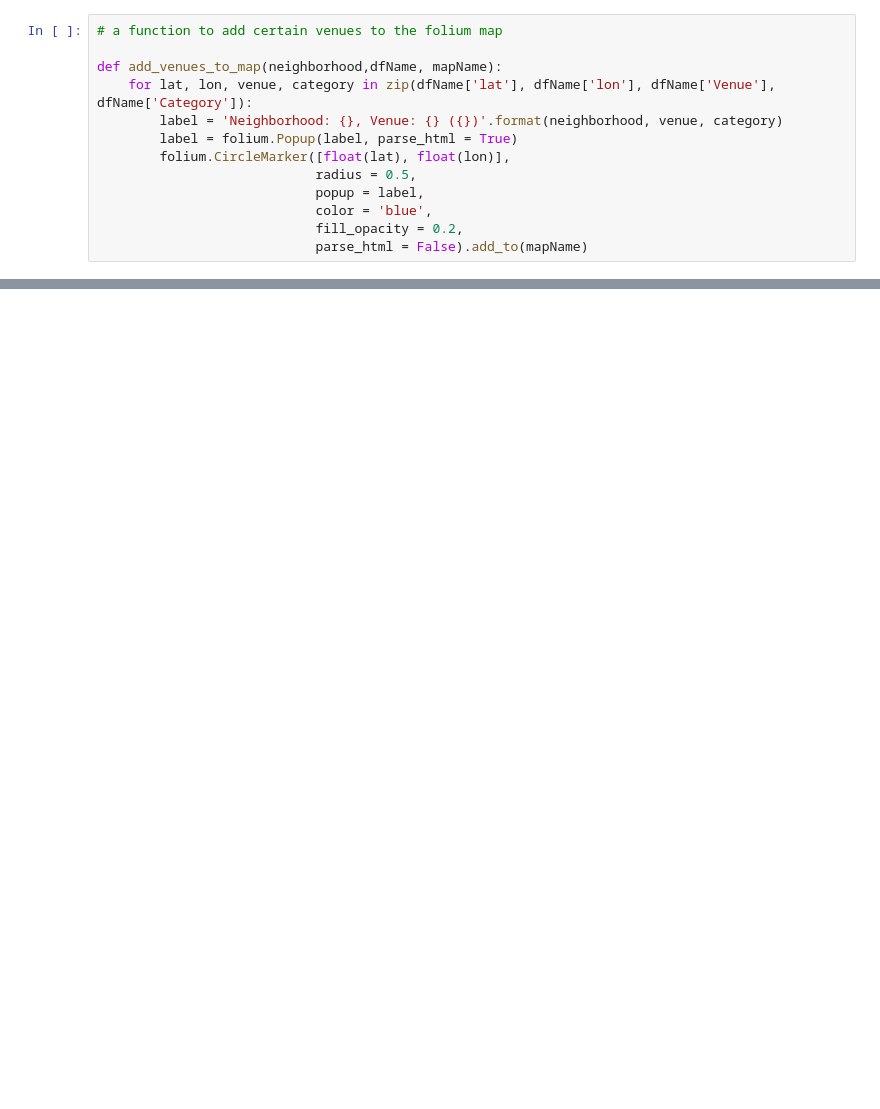
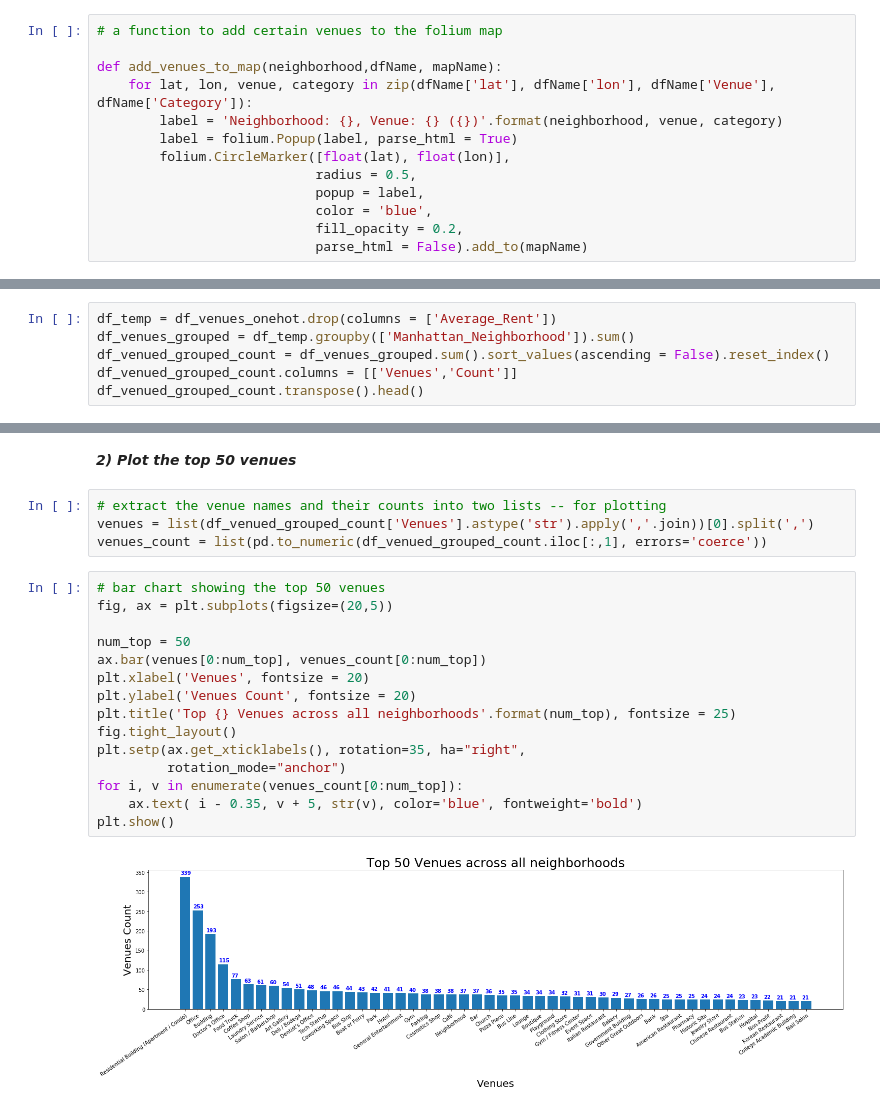
Before and after one commit to EstellaYu/Coursera_Capstone, a Jupyter notebook: Analysis__Explore_New_York_Apartment_Price_and_Neighborhood_Data.ipynb, the cells around one changed output, grey strips where cells are left out. Cells and saved outputs as stored; diff of their text form; blank space fills up the shorter version.

```diff
--- a/Analysis__Explore_New_York_Apartment_Price_and_Neighborhood_Data.ipynb
+++ b/Analysis__Explore_New_York_Apartment_Price_and_Neighborhood_Data.ipynb
@@ -294,0 +394,6 @@ manhattan_map
+# %%
+df_temp = df_venues_onehot.drop(columns = ['Average_Rent'])
+df_venues_grouped = df_temp.groupby(['Manhattan_Neighborhood']).sum()
+df_venued_grouped_count = df_venues_grouped.sum().sort_values(ascending = False).reset_index()
+df_venued_grouped_count.columns = [['Venues','Count']]
+df_venued_grouped_count.transpose().head()
@@ -294,0 +405,23 @@ manhattan_map
+# %% [markdown]
+__*2) Plot the top 50 venues*__
+# %%
+# extract the venue names and their counts into two lists -- for plotting
+venues = list(df_venued_grouped_count['Venues'].astype('str').apply(','.join))[0].split(',')
+venues_count = list(pd.to_numeric(df_venued_grouped_count.iloc[:,1], errors='coerce'))
+# %%
+# bar chart showing the top 50 venues
+fig, ax = plt.subplots(figsize=(20,5))
+
+num_top = 50
+ax.bar(venues[0:num_top], venues_count[0:num_top])
+plt.xlabel('Venues', fontsize = 20)
+plt.ylabel('Venues Count', fontsize = 20)
+plt.title('Top {} Venues across all neighborhoods'.format(num_top), fontsize = 25)
+fig.tight_layout()
+plt.setp(ax.get_xticklabels(), rotation=35, ha="right",
+         rotation_mode="anchor")
+for i, v in enumerate(venues_count[0:num_top]):
+    ax.text( i - 0.35, v + 5, str(v), color='blue', fontweight='bold')
+plt.show()
+# %% [output]
+[figure, added]
```
Also changed, not shown: parts of 47 cells of this notebook, 2 other files.
